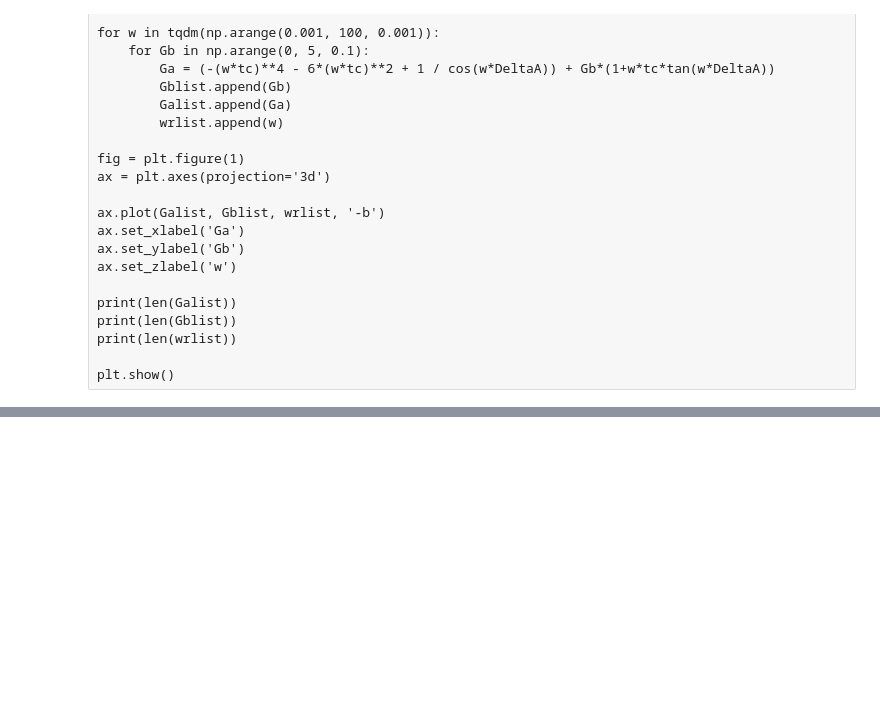
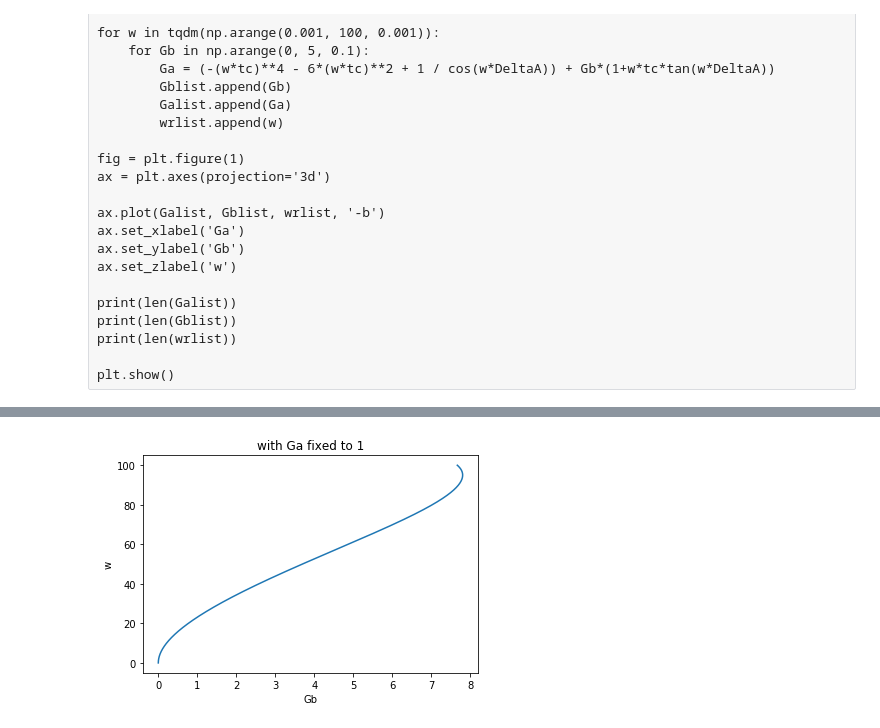
Before and after one commit to YacineOb/BasalGangliaModel2017, a Jupyter notebook: Diagram MsnThaLoop.ipynb, the cells around one changed output, grey strips where cells are left out. Cells and saved outputs as stored; diff of their text form; code cells hidden in the pictures; blank space fills up the shorter version.

```diff
--- a/Diagram MsnThaLoop.ipynb
+++ b/Diagram MsnThaLoop.ipynb
@@ -74,0 +66,17 @@ plt.show()
+# %%
+walist = []
+Galist = []
+
+for wa in tqdm(np.arange(0.001, 100, 0.001)):
+    Ga = (1 - ((((wa*tc)**2)*(((-wa*tc)**2) - 6)+1) / cos(wa*DeltaA))) / (1+(wa*tc/tan(wi*DeltaA)))
+    Galist.append(Ga)
+    walist.append(wa)
+
+plt.plot(Galist, walist)
+plt.xlabel('Gb')
+plt.ylabel('w')
+plt.title('with Ga fixed to 1')
+
+plt.show()
+# %% [output]
+[figure, added]
```
Also changed, not shown: parts of 3 cells of this notebook, 4 other files.
